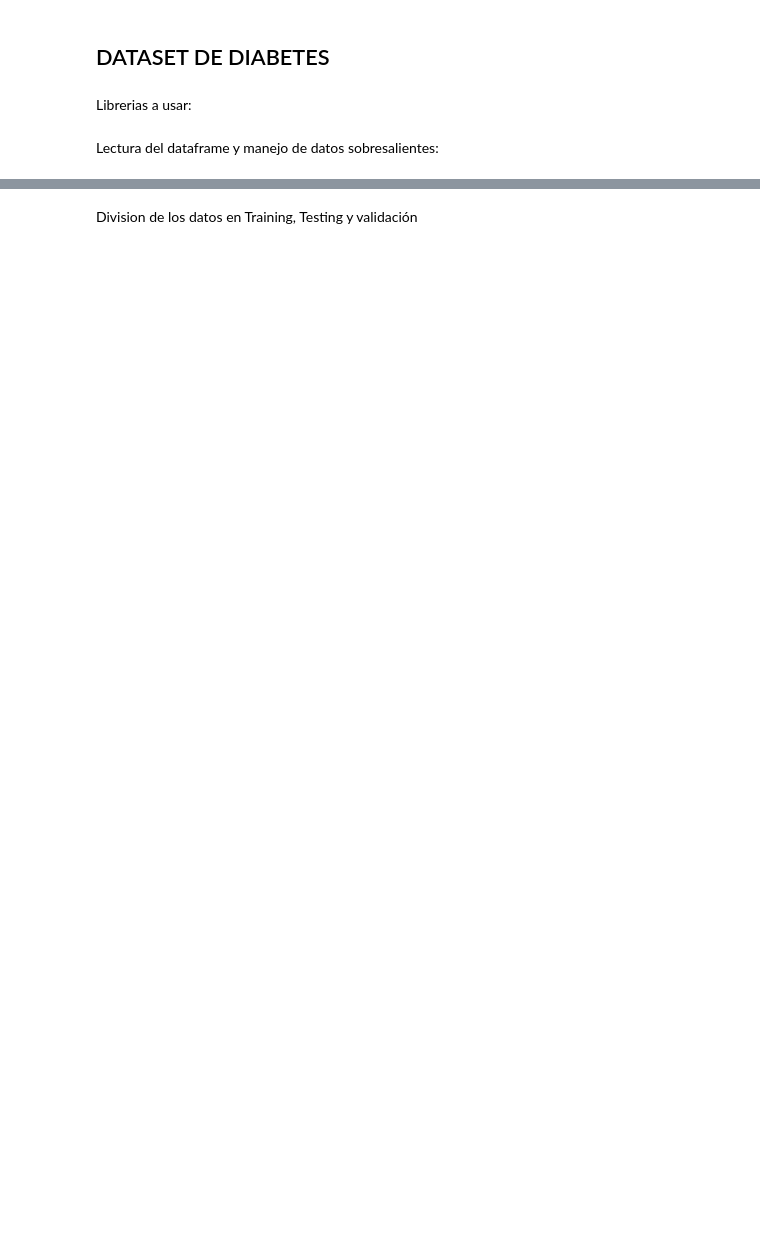
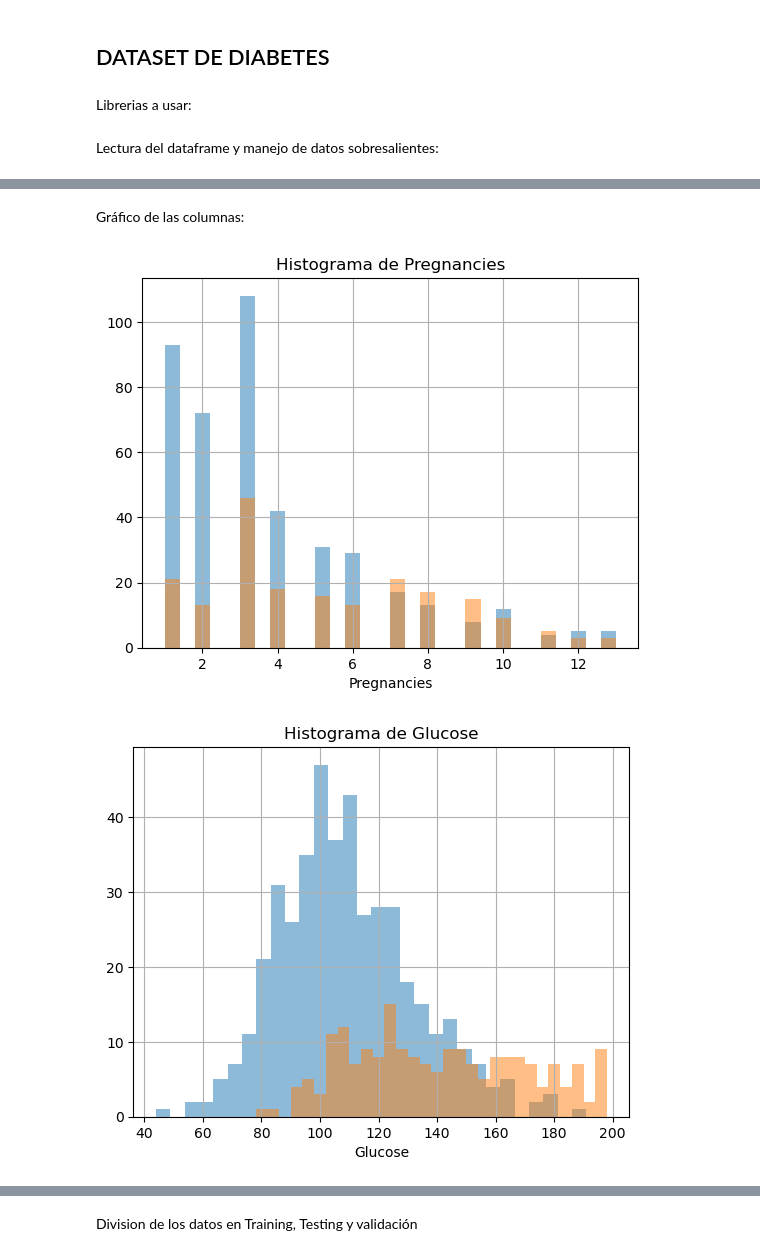
Before and after one commit to javirima/Proyecto1_IA, a Jupyter notebook: notebook.ipynb, the cells around one changed output, grey strips where cells are left out. Cells and saved outputs as stored; diff of their text form; code cells hidden in the pictures; blank space fills up the shorter version.

```diff
--- a/notebook.ipynb
+++ b/notebook.ipynb
@@ -73,0 +43,12 @@ DataFrame
+# %%
+q1 = DataFrame.quantile(0.25)
+q3 = DataFrame.quantile(0.75)
+
+iqr = q3-q1
+outliers = ((DataFrame < (q1 - 1.5 * iqr)) | (DataFrame > (q3 + 1.5 * iqr)))
+
+indices = outliers.any(axis=1)
+
+DataFrame = DataFrame[~indices]
+display(DataFrame)
+display(DataFrame.describe())
@@ -73,0 +80,16 @@ DataFrame
+# %%
+#      Pregnancies   Glucose   BloodPressure  SkinThickness     insulin         BMI          DPF        Age
+#mean	3.804382	119.112676	72.120501	  20.563380	        65.931142	32.00579	0.429177	32.715180	0.312989
+
+
+#llena los espacios vacios con la media de la columna
+DataFrame.loc[DataFrame['Pregnancies'] == 0, 'Pregnancies'] = int(3.804382)
+DataFrame.loc[DataFrame['Glucose'] == 0, 'Glucose'] = 119.11267
+DataFrame.loc[DataFrame['BloodPressure'] == 0, 'BloodPressure'] = 72.120501
+DataFrame.loc[DataFrame['SkinThickness'] == 0, 'SkinThickness'] = 20.563380
+DataFrame.loc[DataFrame['Insulin'] == 0, 'Insulin'] = 65.931142
+DataFrame.loc[DataFrame['BMI'] == 0, 'BMI'] = 32.00579
+DataFrame.loc[DataFrame['DiabetesPedigreeFunction'] == 0, 'DiabetesPedigreeFunction'] = 0.429177
+DataFrame.loc[DataFrame['Age'] == 0, 'Age'] = int(32.715180)
+
+display(DataFrame.head())
@@ -73,0 +118,21 @@ DataFrame
+# %% [markdown]
+Gráfico de las columnas:
+# %%
+def plot_numerical_col(dataframe, numerical_col):
+    groups = DataFrame.groupby('Outcome')
+    plt.hist(groups[numerical_col].get_group(0), bins=30, alpha=0.5, label='0')
+    plt.hist(groups[numerical_col].get_group(1), bins=30, alpha=0.5, label='0')
+    plt.grid(True)
+    plt.title('Histograma de '+ str(numerical_col))
+    plt.xlabel("Personas")
+    plt.xlabel(numerical_col)
+    plt.show(block=True)
+
+cols = [col for col in DataFrame.columns if "Outcome" not in col]
+
+
+for col in cols:
+    plot_numerical_col(DataFrame, col)
+# %% [output]
+[figure, added]
+[figure, added]
```
Also changed, not shown: parts of 42 cells of this notebook.
